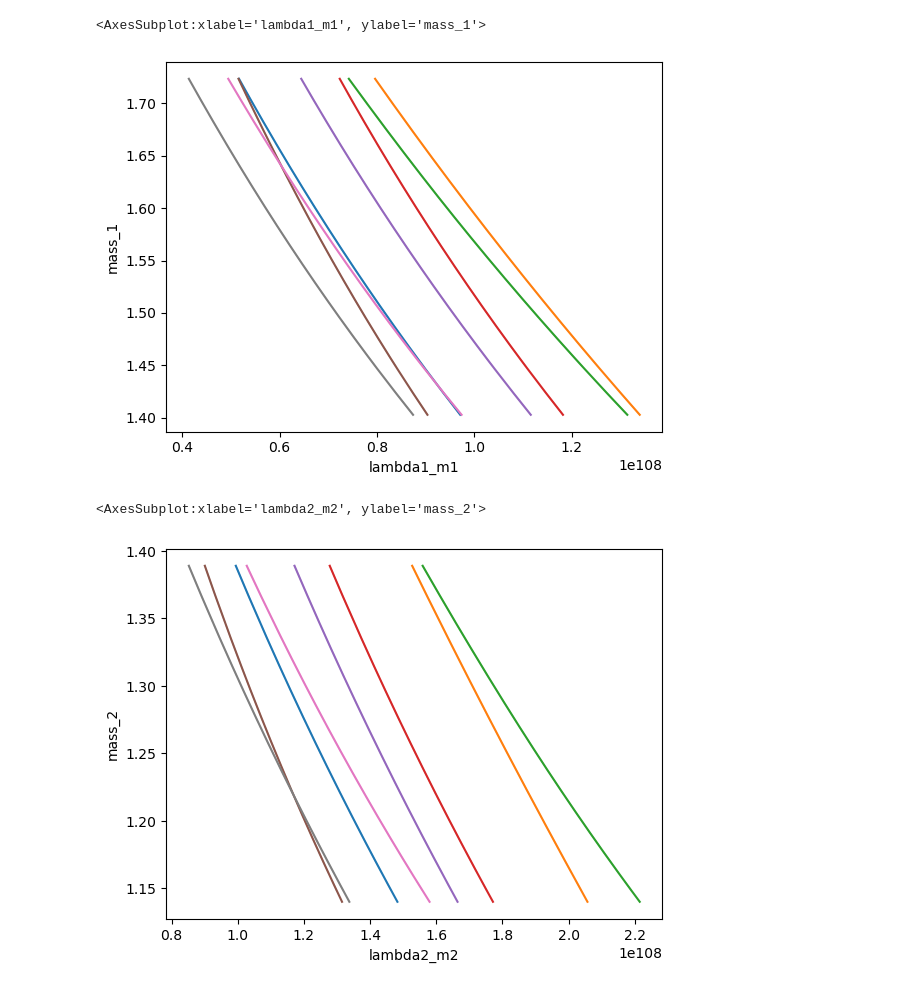
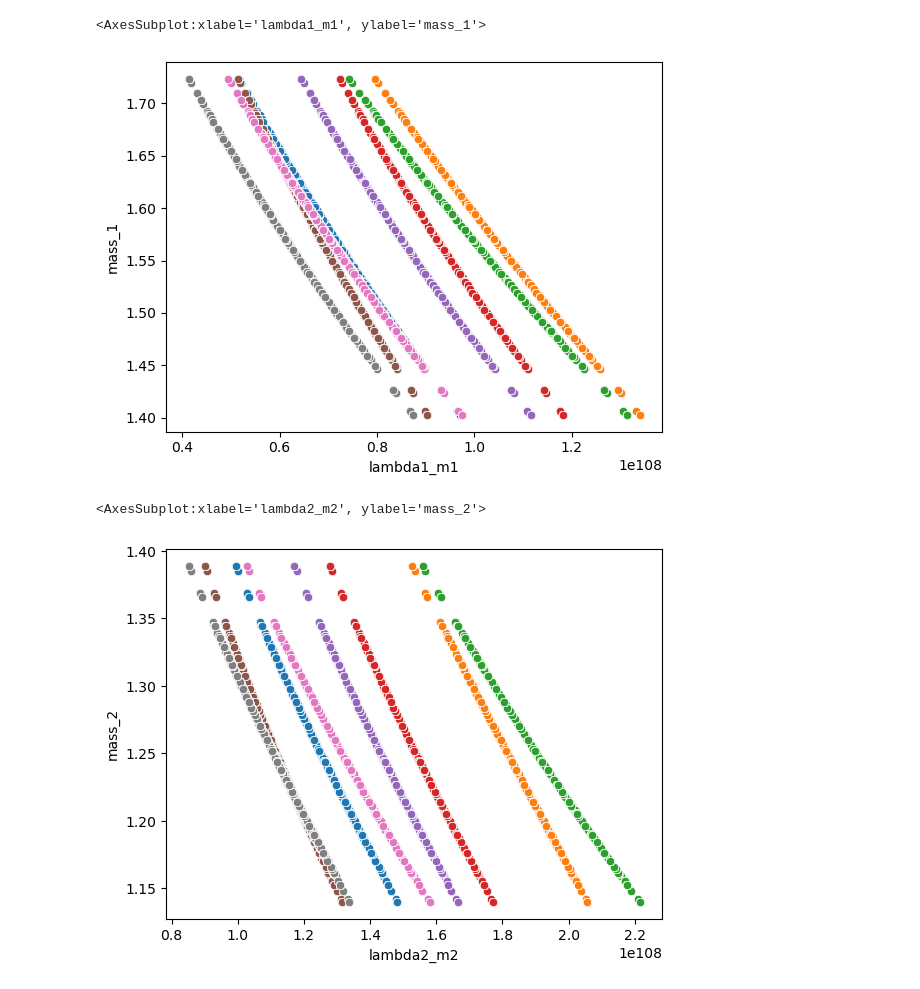
Before and after one commit to daniellmarc/Binary_Love, a Jupyter notebook: Test_extract_EOS.ipynb, the cells around one changed output. Cells and saved outputs as stored; diff of their text form; code cells hidden in the pictures.

```diff
--- a/Test_extract_EOS.ipynb
+++ b/Test_extract_EOS.ipynb
@@ -230,20 +230,20 @@ Lambda_1_val_13 = Lambda(lov13_m1, rad13_m1, results.posterior['mass_1'] * lal.M
 Lambda_1_val_14 = Lambda(lov14_m1, rad14_m1, results.posterior['mass_1'] * lal.MSUN_SI)
 Lambda_1_val_15 = Lambda(lov15_m1, rad15_m1, results.posterior['mass_1'] * lal.MSUN_SI)
 # %%
-sns.lineplot(x = Lambda_1_val_0, y = results.posterior['mass_1']).set(xlabel='lambda1_m1', ylabel='mass_1')
-sns.lineplot(x = Lambda_1_val_1, y = results.posterior['mass_1'])
-sns.lineplot(x = Lambda_1_val_2, y = results.posterior['mass_1'])
-sns.lineplot(x = Lambda_1_val_3, y = results.posterior['mass_1'])
-sns.lineplot(x = Lambda_1_val_4, y = results.posterior['mass_1'])
-sns.lineplot(x = Lambda_1_val_13, y = results.posterior['mass_1'])
-sns.lineplot(x = Lambda_1_val_14, y = results.posterior['mass_1'])
-sns.lineplot(x = Lambda_1_val_15, y = results.posterior['mass_1'])
+sns.scatterplot(x = Lambda_1_val_0, y = results.posterior['mass_1']).set(xlabel='lambda1_m1', ylabel='mass_1')
+sns.scatterplot(x = Lambda_1_val_1, y = results.posterior['mass_1'])
+sns.scatterplot(x = Lambda_1_val_2, y = results.posterior['mass_1'])
+sns.scatterplot(x = Lambda_1_val_3, y = results.posterior['mass_1'])
+sns.scatterplot(x = Lambda_1_val_4, y = results.posterior['mass_1'])
+sns.scatterplot(x = Lambda_1_val_13, y = results.posterior['mass_1'])
+sns.scatterplot(x = Lambda_1_val_14, y = results.posterior['mass_1'])
+sns.scatterplot(x = Lambda_1_val_15, y = results.posterior['mass_1'])
 
 # plt.xlabel('lambda_m1')
 # plt.ylabel('mass_1')
 # %% [output]
 <AxesSubplot:xlabel='lambda1_m1', ylabel='mass_1'>
-[figure, old version]
+[figure, new version]
 # %%
 # Lambda_val_1 = Lambda(lov, rad, results.posterior['mass_1'] * lal.MSUN_SI)
 
@@ -265,20 +265,20 @@ Lambda_2_val_13 = Lambda(lov13_m2, rad13_m2, results.posterior['mass_2'] * lal.M
 Lambda_2_val_14 = Lambda(lov14_m2, rad14_m2, results.posterior['mass_2'] * lal.MSUN_SI)
 Lambda_2_val_15 = Lambda(lov15_m2, rad15_m2, results.posterior['mass_2'] * lal.MSUN_SI)
 # %%
-sns.lineplot(x = Lambda_2_val_0, y = results.posterior['mass_2']).set(xlabel='lambda2_m2', ylabel='mass_2')
-sns.lineplot(x = Lambda_2_val_1, y = results.posterior['mass_2'])
-sns.lineplot(x = Lambda_2_val_2, y = results.posterior['mass_2'])
-sns.lineplot(x = Lambda_2_val_3, y = results.posterior['mass_2'])
-sns.lineplot(x = Lambda_2_val_4, y = results.posterior['mass_2'])
-sns.lineplot(x = Lambda_2_val_13, y = results.posterior['mass_2'])
-sns.lineplot(x = Lambda_2_val_14, y = results.posterior['mass_2'])
-sns.lineplot(x = Lambda_2_val_15, y = results.posterior['mass_2'])
+sns.scatterplot(x = Lambda_2_val_0, y = results.posterior['mass_2']).set(xlabel='lambda2_m2', ylabel='mass_2')
+sns.scatterplot(x = Lambda_2_val_1, y = results.posterior['mass_2'])
+sns.scatterplot(x = Lambda_2_val_2, y = results.posterior['mass_2'])
+sns.scatterplot(x = Lambda_2_val_3, y = results.posterior['mass_2'])
+sns.scatterplot(x = Lambda_2_val_4, y = results.posterior['mass_2'])
+sns.scatterplot(x = Lambda_2_val_13, y = results.posterior['mass_2'])
+sns.scatterplot(x = Lambda_2_val_14, y = results.posterior['mass_2'])
+sns.scatterplot(x = Lambda_2_val_15, y = results.posterior['mass_2'])
 
 # plt.xlabel('lambda_m2')
 # plt.ylabel('mass_2')
 # %% [output]
 <AxesSubplot:xlabel='lambda2_m2', ylabel='mass_2'>
-[figure, old version]
+[figure, new version]
 # %%
 # Lambda_val_2 = Lambda(lov, rad, results.posterior['mass_2']* lal.MSUN_SI)
 
```
Also changed, not shown: parts of 7 cells of this notebook.
